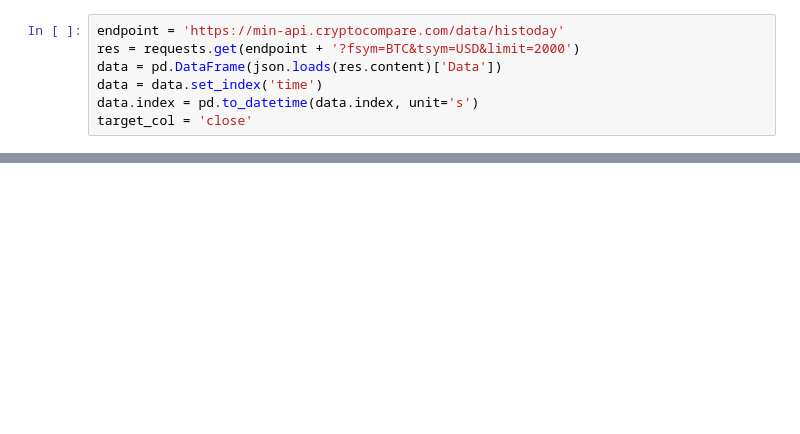
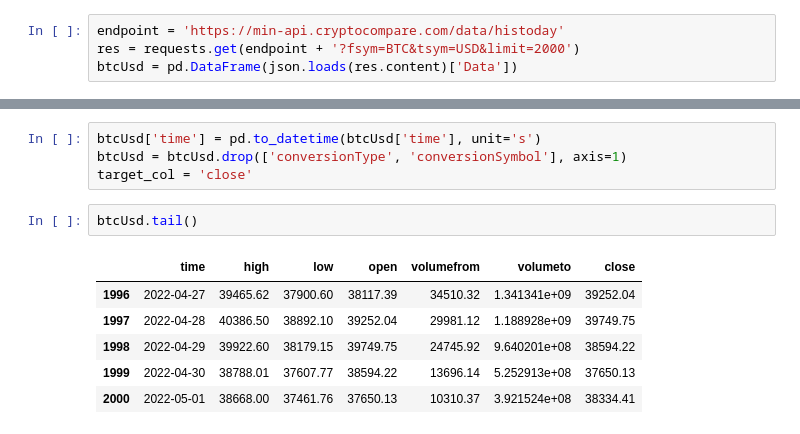
Before and after one commit to Perception12/bitcoin-price-prediction, a Jupyter notebook: Bitcoin Price prediction.ipynb, the cells around one changed output, grey strips where cells are left out. Drawn from its saved outputs; the diff is of its cells as text; blank space fills up the shorter version.

```diff
--- a/Bitcoin Price prediction.ipynb
+++ b/Bitcoin Price prediction.ipynb
@@ -12,7 +11,4 @@ from tensorflow.keras.models import Sequential
 # %%
 endpoint = 'https://min-api.cryptocompare.com/data/histoday'
 res = requests.get(endpoint + '?fsym=BTC&tsym=USD&limit=2000')
-data = pd.DataFrame(json.loads(res.content)['Data'])
-data = data.set_index('time')
-data.index = pd.to_datetime(data.index, unit='s')
-target_col = 'close'
+btcUsd = pd.DataFrame(json.loads(res.content)['Data'])
@@ -36,2 +15,15 @@ data
+# %%
+btcUsd['time'] = pd.to_datetime(btcUsd['time'], unit='s')
+btcUsd = btcUsd.drop(['conversionType', 'conversionSymbol'], axis=1)
+target_col = 'close'
+# %%
+btcUsd.tail()
+# %% [output]
+|  | time | high | low | open | volumefrom | volumeto | close |
+| 1996 | 2022-04-27 | 39465.62 | 37900.60 | 38117.39 | 34510.32 | 1.341341e+09 | 39252.04 |
+| 1997 | 2022-04-28 | 40386.50 | 38892.10 | 39252.04 | 29981.12 | 1.188928e+09 | 39749.75 |
+| 1998 | 2022-04-29 | 39922.60 | 38179.15 | 39749.75 | 24745.92 | 9.640201e+08 | 38594.22 |
+| 1999 | 2022-04-30 | 38788.01 | 37607.77 | 38594.22 | 13696.14 | 5.252913e+08 | 37650.13 |
+| 2000 | 2022-05-01 | 38668.00 | 37461.76 | 37650.13 | 10310.37 | 3.921524e+08 | 38334.41 |
 # %%
 plt.figure(figsize=(12,8))
```
Also changed, not shown: parts of 22 cells of this notebook.
